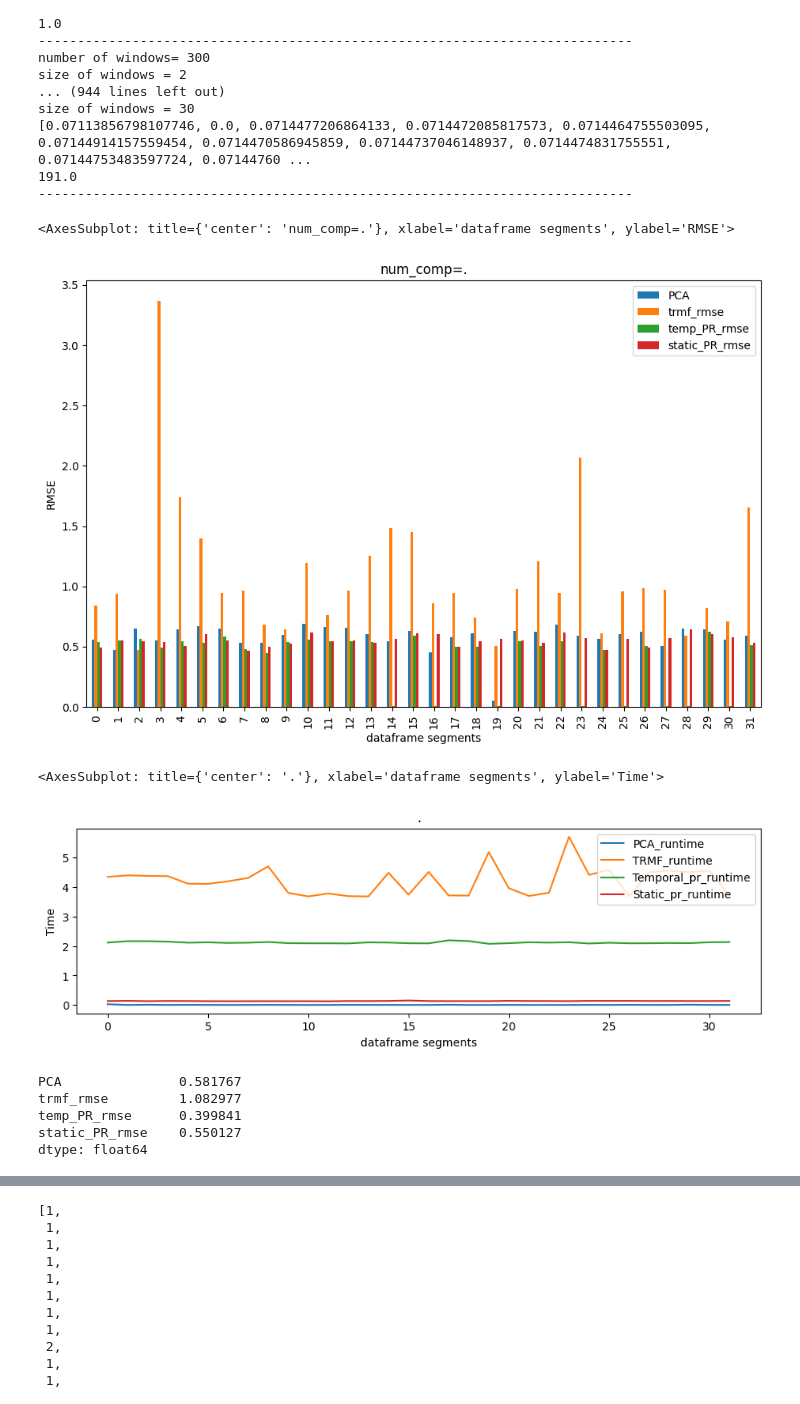
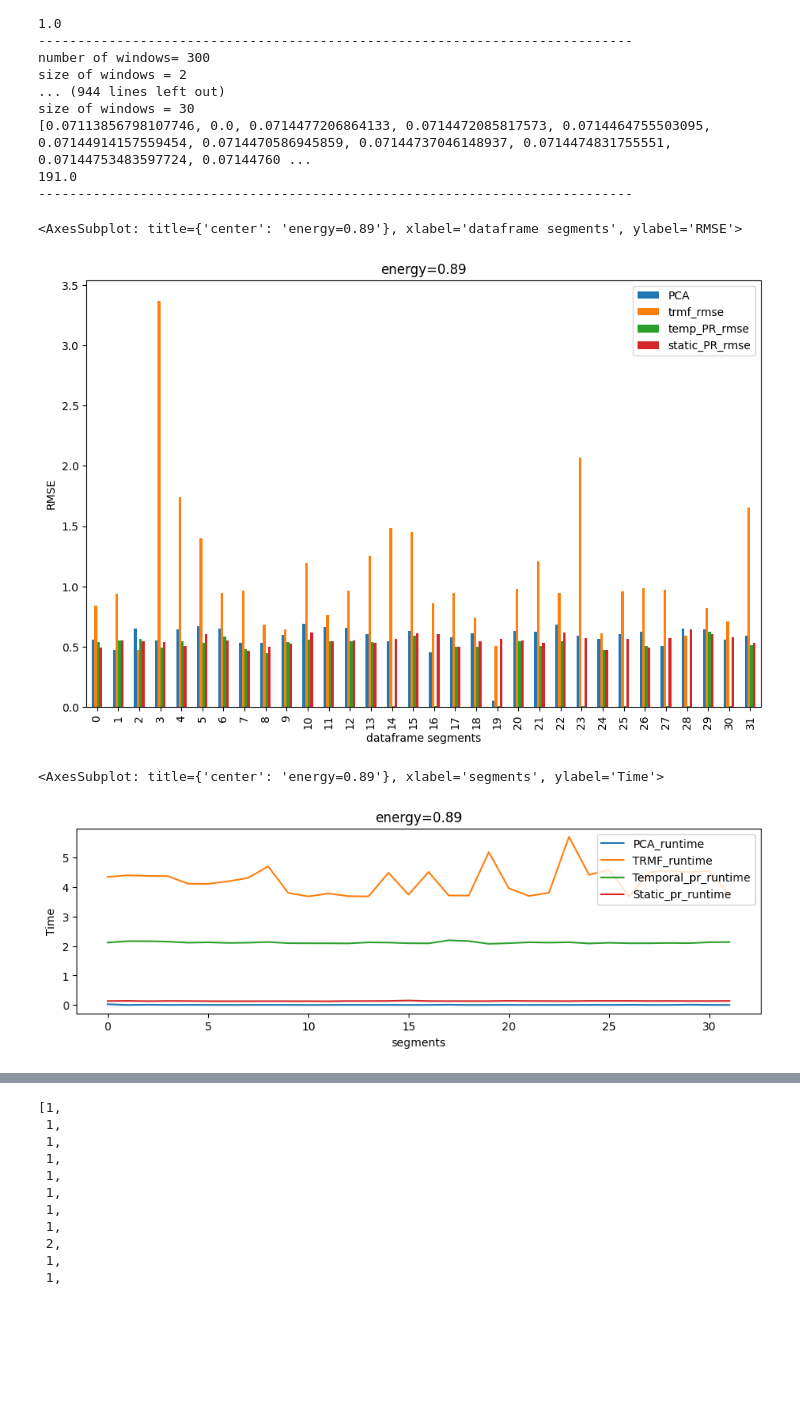
Before and after one commit to sepidCs/codes, a Jupyter notebook: experiments/compare_all_methods.ipynb, the cells around one changed output, grey strips where cells are left out. Cells and saved outputs as stored; diff of their text form; code cells hidden in the pictures; blank space fills up the shorter version.

```diff
--- a/experiments/compare_all_methods.ipynb
+++ b/experiments/compare_all_methods.ipynb
@@ -380,22 +380,15 @@ size of windows = 30
 
 dataframe = pd.DataFrame(dict_rmse)
 plt.rcParams["figure.figsize"] = [11,7]
-dataframe.plot(kind="bar",title="num_comp={}".format("."),ylabel='RMSE',xlabel="dataframe segments")
+# dataframe.plot(kind="bar",title="num_comp={}".format("."),ylabel='RMSE',xlabel="dataframe segments")
+dataframe.plot(kind="bar",title="energy={}".format(tol),ylabel='RMSE',xlabel="segments")
 # %% [output]
-<AxesSubplot: title={'center': 'num_comp=.'}, xlabel='dataframe segments', ylabel='RMSE'>
+<AxesSubplot: title={'center': 'energy=0.89'}, xlabel='dataframe segments', ylabel='RMSE'>
 [figure]
 # %%
 time_dataframe = pd.DataFrame(dict_runtime)
 plt.rcParams["figure.figsize"] = [11,3]
-time_dataframe.plot(kind="line",title="{}".format("."),ylabel='Time',xlabel="dataframe segments")
+time_dataframe.plot(kind="line",title="energy={}".format(tol),ylabel='Time',xlabel="segments")
 # %% [output]
-<AxesSubplot: title={'center': '.'}, xlabel='dataframe segments', ylabel='Time'>
+<AxesSubplot: title={'center': 'energy=0.89'}, xlabel='segments', ylabel='Time'>
-[figure, old version]
+[figure, new version]
-# %%
-dataframe.mean()
-# %% [output]
-PCA               0.581767
-trmf_rmse         1.082977
-temp_PR_rmse      0.399841
-static_PR_rmse    0.550127
-dtype: float64
```
Also changed, not shown: parts of 10 cells of this notebook.
